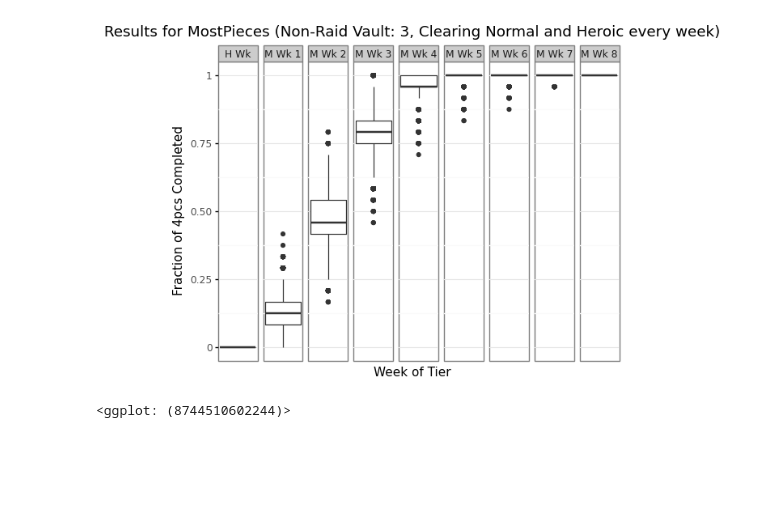
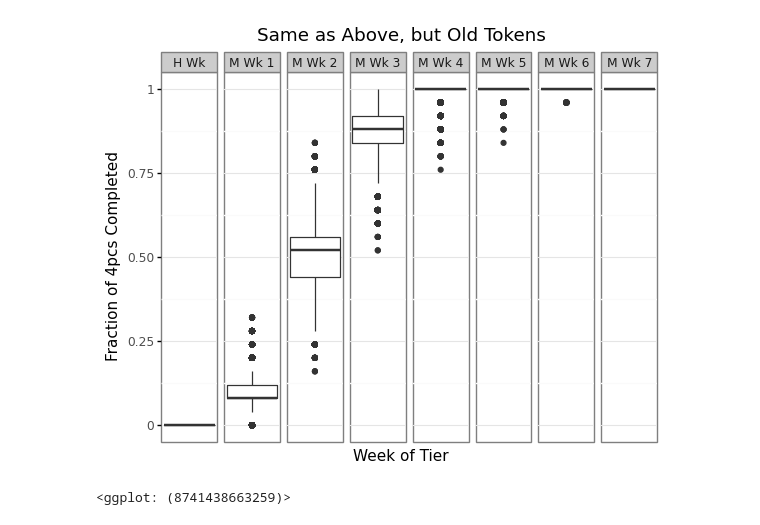
Before and after one commit to emallson/tier-set-acquisition, a Jupyter notebook: analysis/Starter.ipynb, the cells around one changed output. Drawn from its saved outputs; the diff is of its cells as text; code cells hidden in the pictures; blank space fills up the shorter version.

```diff
--- a/analysis/Starter.ipynb
+++ b/analysis/Starter.ipynb
@@ -81,8 +81,8 @@ chart_weeks('data/oew_leastset_3vault.json', 'pct_4pc', 'Fraction of 4pcs Comple
-# %%
-chart_weeks('data/oew_most_3vault.json', 'pct_4pc', 'Fraction of 4pcs Completed')
-# %% [output]
-[figure, removed]
-<ggplot: (8744510602244)>
+# %%
+chart_weeks('data/old-tokens/oew_leastset_3vault.json', 'pct_4pc', 'Fraction of 4pcs Completed') + ggtitle('Same as Above, but Old Tokens')
+# %% [output]
+[figure, added]
+<ggplot: (8741438663259)>
 # %%
 chart_weeks('data/oew_mostset_3vault.json', 'pct_4pc', 'Fraction of 4pcs Completed')
 # %% [output]
```
Also changed, not shown: parts of 16 cells of this notebook, 2 other files.
